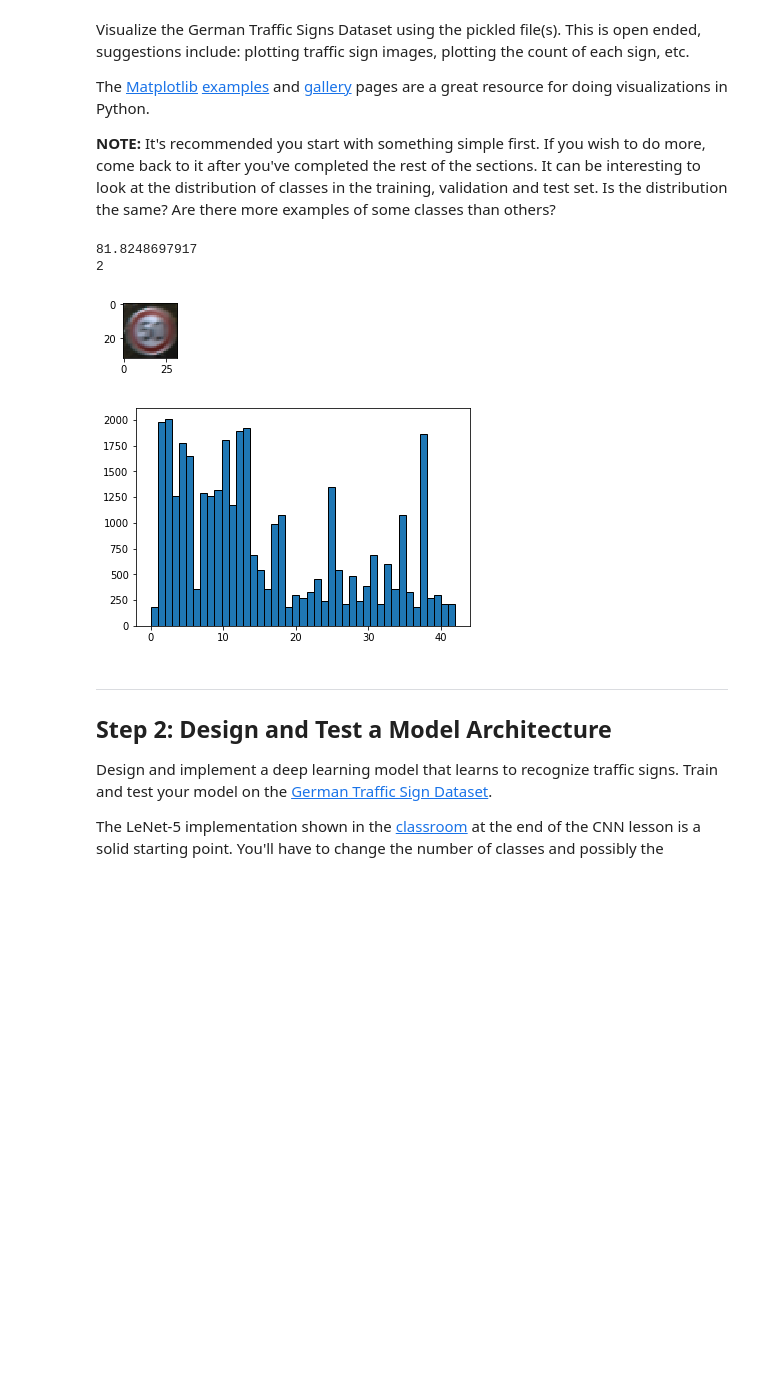
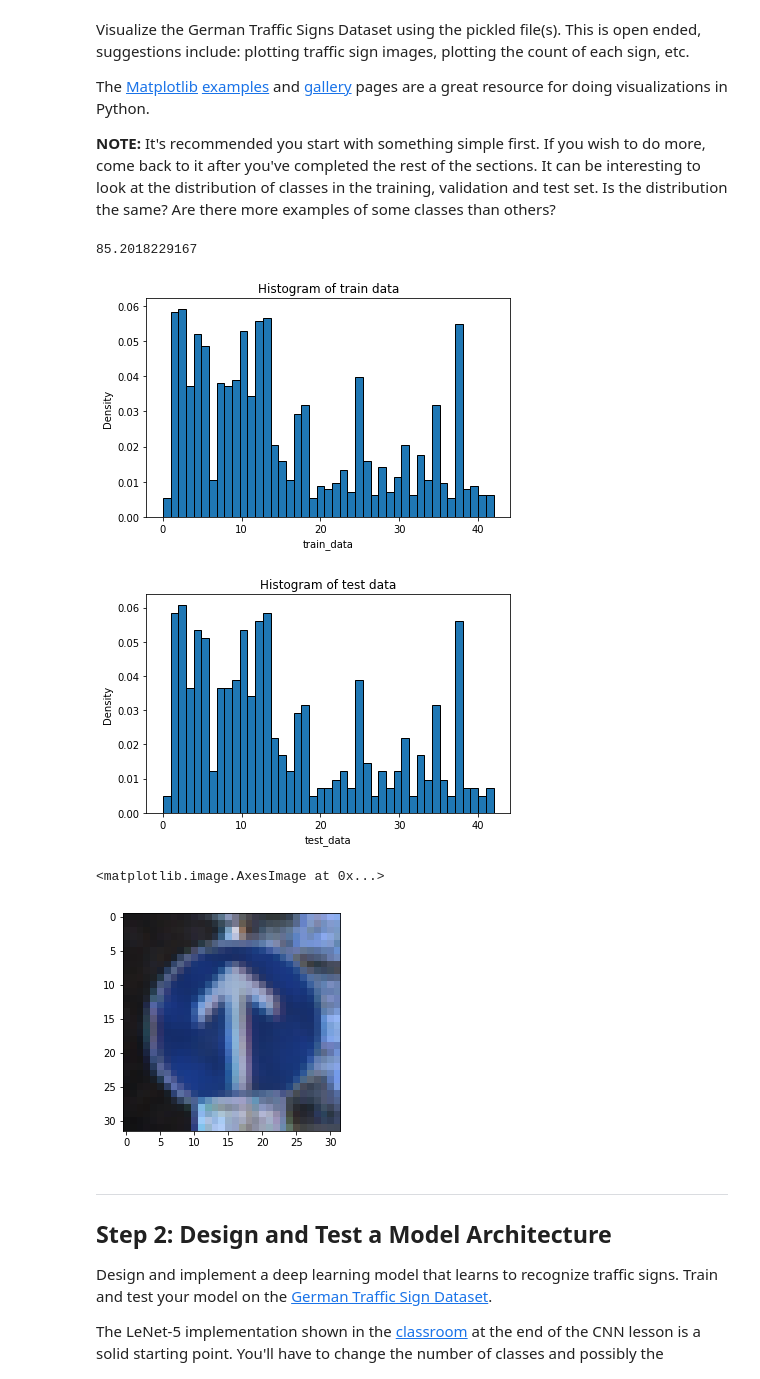
Before and after one commit to suprnrdy/CarND-Traffic-Sign-Classifier-Project, a Jupyter notebook: Traffic_Sign_Classifier.ipynb, the cells around one changed output. Cells and saved outputs as stored; diff of their text form; code cells hidden in the pictures; blank space fills up the shorter version.

```diff
--- a/Traffic_Sign_Classifier.ipynb
+++ b/Traffic_Sign_Classifier.ipynb
@@ -100,26 +100,40 @@ The [Matplotlib](http://matplotlib.org/) [examples](http://matplotlib.org/exampl
 # %%
 ### Data exploration visualization code goes here.
 ### Feel free to use as many code cells as needed.
 import matplotlib.pyplot as plt
 import random
 # Visualizations will be shown in the notebook.
 %matplotlib inline
 
 index = random.randint(0, len(X_train))
 image = X_train[index]
 print(np.mean(image))
 
-plt.figure(figsize=(2,1))
+fig,ax = plt.subplots()
+n, bins, patches = ax.hist(y_train,n_classes,normed=1,edgecolor='black')
+ax.set_xlabel('train_data')
+ax.set_ylabel('Density')
+ax.set_title('Histogram of train data')
+#
+fig.tight_layout()
+plt.show()
+
+fig,ax = plt.subplots()
+n, bins, patches = ax.hist(y_test,n_classes,normed=1,edgecolor='black')
+ax.set_xlabel('test_data')
+ax.set_ylabel('Density')
+ax.set_title('Histogram of test data')
+fig.tight_layout()
+plt.show()
+
+plt.figure()
 plt.imshow(image)
-print(y_train[index])
-plt.figure()
-plt.hist(y_train, edgecolor='black', bins=n_classes);
-plt.show()
 # %% [output]
-81.8248697917
-2
+85.2018229167
-[figure, old version]
+[figure, new version]
-[figure, old version]
+[figure, new version]
+<matplotlib.image.AxesImage at 0x...>
+[figure, added]
 # %% [markdown]
 ----
 
```
Also changed, not shown: parts of 11 cells of this notebook, 7 other files.
